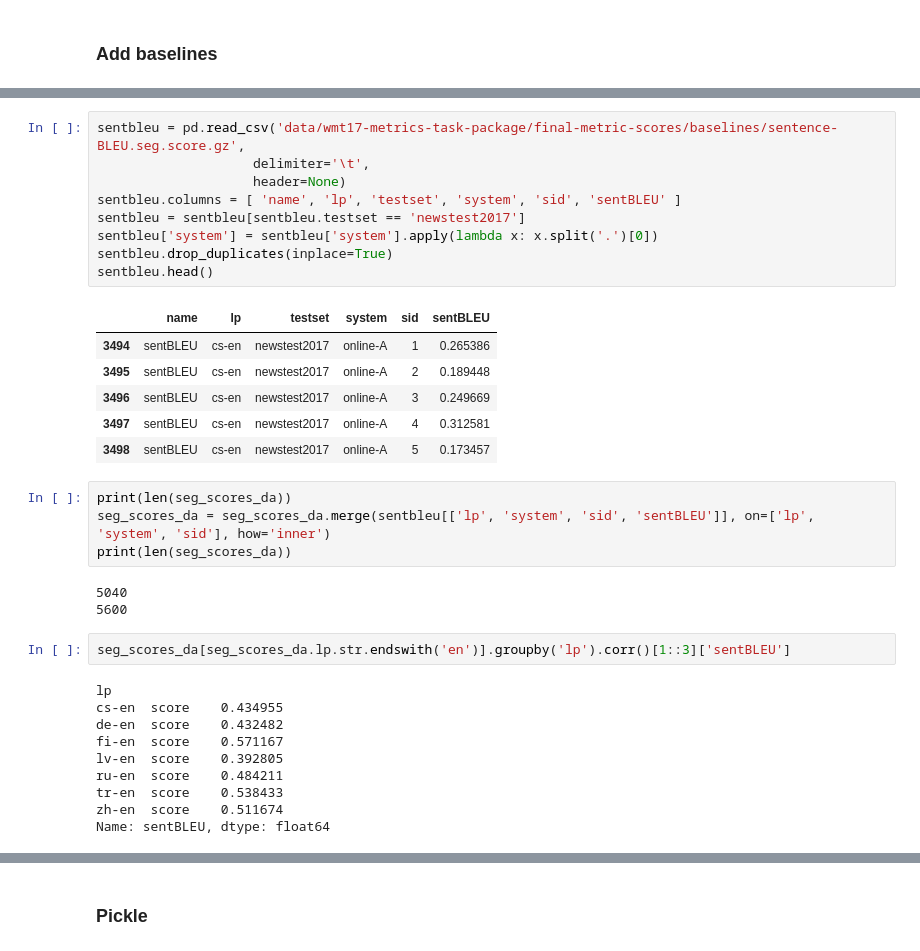
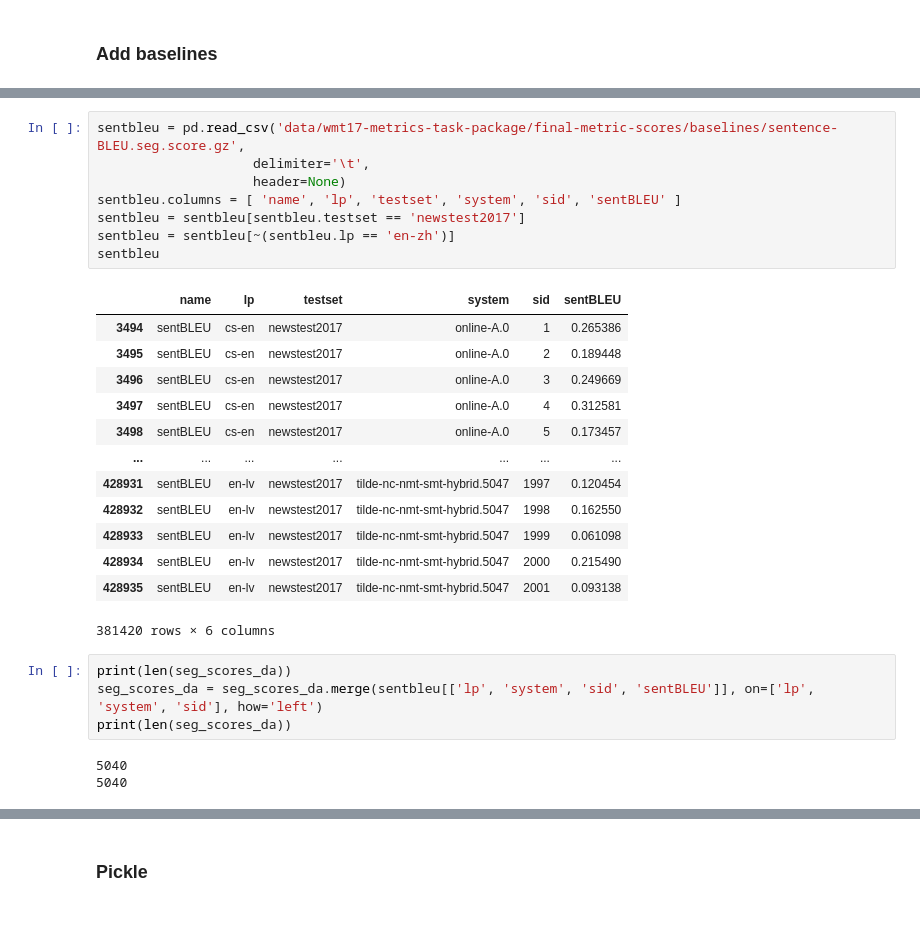
Before and after one commit to johntzwei/wmt16-19-metrics-shared-task, a Jupyter notebook: wmt17-data.ipynb, the cells around one changed output, grey strips where cells are left out. Drawn from its saved outputs; the diff is of its cells as text; blank space fills up the shorter version.

```diff
--- a/wmt17-data.ipynb
+++ b/wmt17-data.ipynb
@@ -243,35 +390,29 @@ seg_scores_da.head()
 # %%
 sentbleu = pd.read_csv('data/wmt17-metrics-task-package/final-metric-scores/baselines/sentence-BLEU.seg.score.gz',
                     delimiter='\t',
                     header=None)
 sentbleu.columns = [ 'name', 'lp', 'testset', 'system', 'sid', 'sentBLEU' ]
 sentbleu = sentbleu[sentbleu.testset == 'newstest2017']
-sentbleu['system'] = sentbleu['system'].apply(lambda x: x.split('.')[0])
-sentbleu.drop_duplicates(inplace=True)
-sentbleu.head()
+sentbleu = sentbleu[~(sentbleu.lp == 'en-zh')]
+sentbleu
 # %% [output]
 |  | name | lp | testset | system | sid | sentBLEU |
-| 3494 | sentBLEU | cs-en | newstest2017 | online-A | 1 | 0.265386 |
-| 3495 | sentBLEU | cs-en | newstest2017 | online-A | 2 | 0.189448 |
-| 3496 | sentBLEU | cs-en | newstest2017 | online-A | 3 | 0.249669 |
-| 3497 | sentBLEU | cs-en | newstest2017 | online-A | 4 | 0.312581 |
-| 3498 | sentBLEU | cs-en | newstest2017 | online-A | 5 | 0.173457 |
+| 3494 | sentBLEU | cs-en | newstest2017 | online-A.0 | 1 | 0.265386 |
+| 3495 | sentBLEU | cs-en | newstest2017 | online-A.0 | 2 | 0.189448 |
+| 3496 | sentBLEU | cs-en | newstest2017 | online-A.0 | 3 | 0.249669 |
+| 3497 | sentBLEU | cs-en | newstest2017 | online-A.0 | 4 | 0.312581 |
+| 3498 | sentBLEU | cs-en | newstest2017 | online-A.0 | 5 | 0.173457 |
+| ... | ... | ... | ... | ... | ... | ... |
+| 428931 | sentBLEU | en-lv | newstest2017 | tilde-nc-nmt-smt-hybrid.5047 | 1997 | 0.120454 |
+| 428932 | sentBLEU | en-lv | newstest2017 | tilde-nc-nmt-smt-hybrid.5047 | 1998 | 0.162550 |
+| 428933 | sentBLEU | en-lv | newstest2017 | tilde-nc-nmt-smt-hybrid.5047 | 1999 | 0.061098 |
+| 428934 | sentBLEU | en-lv | newstest2017 | tilde-nc-nmt-smt-hybrid.5047 | 2000 | 0.215490 |
+| 428935 | sentBLEU | en-lv | newstest2017 | tilde-nc-nmt-smt-hybrid.5047 | 2001 | 0.093138 |
+381420 rows × 6 columns
 # %%
 print(len(seg_scores_da))
-seg_scores_da = seg_scores_da.merge(sentbleu[['lp', 'system', 'sid', 'sentBLEU']], on=['lp', 'system', 'sid'], how='inner')
+seg_scores_da = seg_scores_da.merge(sentbleu[['lp', 'system', 'sid', 'sentBLEU']], on=['lp', 'system', 'sid'], how='left')
 print(len(seg_scores_da))
 # %% [output]
 5040
-5600
+5040
-# %%
-seg_scores_da[seg_scores_da.lp.str.endswith('en')].groupby('lp').corr()[1::3]['sentBLEU']
-# %% [output]
-lp
-cs-en  score    0.434955
-de-en  score    0.432482
-fi-en  score    0.571167
-lv-en  score    0.392805
-ru-en  score    0.484211
-tr-en  score    0.538433
-zh-en  score    0.511674
-Name: sentBLEU, dtype: float64
```
Also changed, not shown: parts of 25 cells of this notebook, 5 other files.
